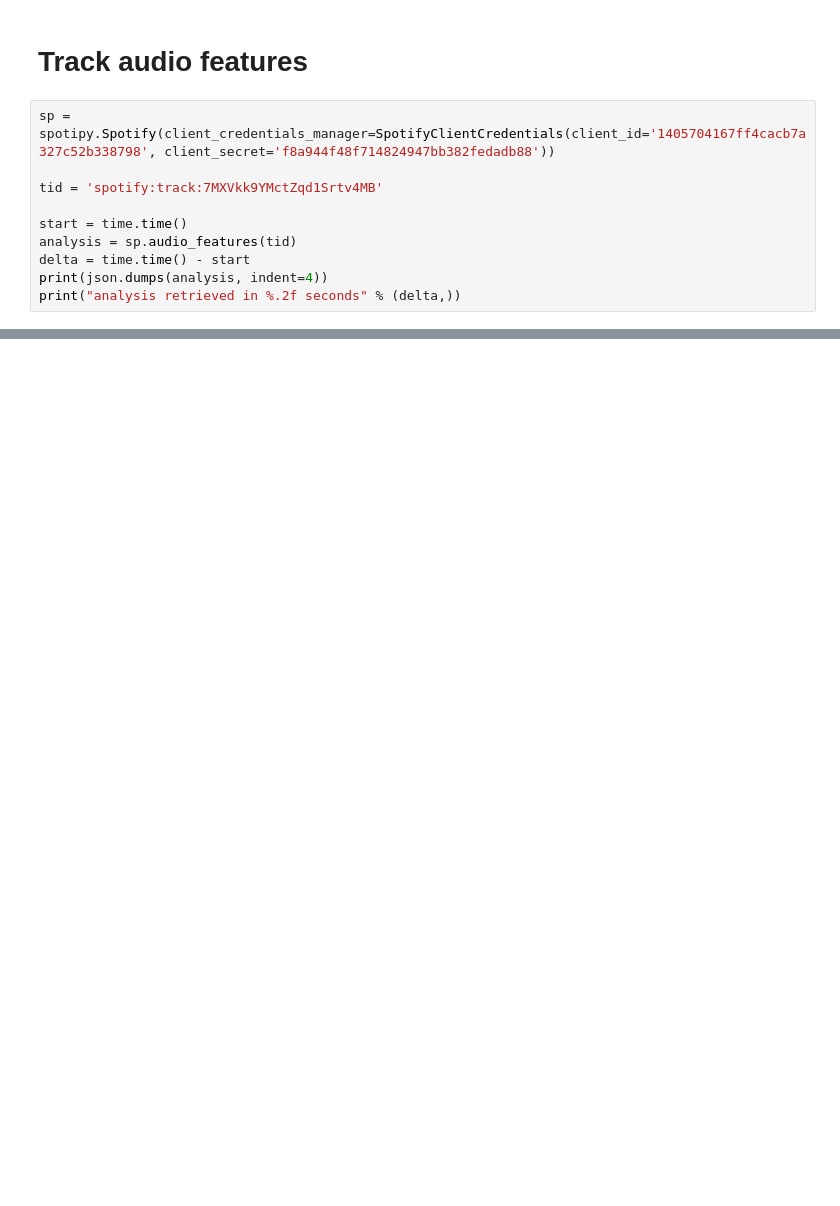
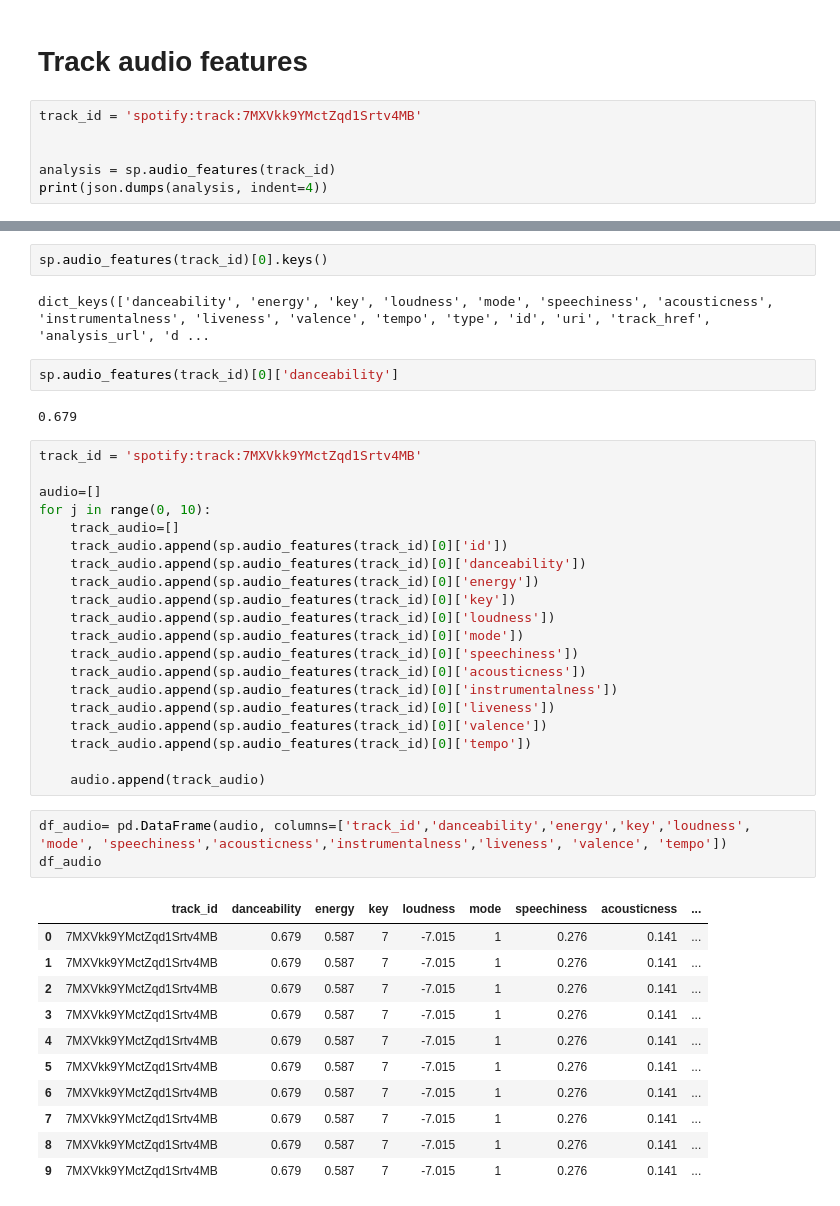
Before and after one commit to dmassonfr/Spotify_hit_predictor, a Jupyter notebook: notebooks/spotify-eda.ipynb, the cells around one changed output, grey strips where cells are left out. Drawn from its saved outputs; the diff is of its cells as text; blank space fills up the shorter version.

Commit message:
spotify-eda

```diff
--- a/notebooks/spotify-eda.ipynb
+++ b/notebooks/spotify-eda.ipynb
@@ -87,15 +198,11 @@ pprint(track)
 # %% [markdown]
 # Track audio features
 # %%
-sp = spotipy.Spotify(client_credentials_manager=SpotifyClientCredentials(client_id='1405704167ff4cacb7a327c52b338798', client_secret='f8a944f48f714824947bb382fedadb88'))
+track_id = 'spotify:track:7MXVkk9YMctZqd1Srtv4MB'
 
-tid = 'spotify:track:7MXVkk9YMctZqd1Srtv4MB'
 
-start = time.time()
-analysis = sp.audio_features(tid)
-delta = time.time() - start
+analysis = sp.audio_features(track_id)
 print(json.dumps(analysis, indent=4))
-print("analysis retrieved in %.2f seconds" % (delta,))
 # %% [output]
 [
     {
@@ -116,0 +224,43 @@ analysis retrieved in 0.18 seconds
+# %%
+sp.audio_features(track_id)[0].keys()
+# %% [output]
+dict_keys(['danceability', 'energy', 'key', 'loudness', 'mode', 'speechiness', 'acousticness', 'instrumentalness', 'liveness', 'valence', 'tempo', 'type', 'id', 'uri', 'track_href', 'analysis_url', 'd ...
+# %%
+sp.audio_features(track_id)[0]['danceability']
+# %% [output]
+0.679
+# %%
+track_id = 'spotify:track:7MXVkk9YMctZqd1Srtv4MB'
+
+audio=[]
+for j in range(0, 10):
+    track_audio=[]
+    track_audio.append(sp.audio_features(track_id)[0]['id'])
+    track_audio.append(sp.audio_features(track_id)[0]['danceability'])
+    track_audio.append(sp.audio_features(track_id)[0]['energy'])
+    track_audio.append(sp.audio_features(track_id)[0]['key'])
+    track_audio.append(sp.audio_features(track_id)[0]['loudness'])
+    track_audio.append(sp.audio_features(track_id)[0]['mode'])
+    track_audio.append(sp.audio_features(track_id)[0]['speechiness'])
+    track_audio.append(sp.audio_features(track_id)[0]['acousticness'])
+    track_audio.append(sp.audio_features(track_id)[0]['instrumentalness'])
+    track_audio.append(sp.audio_features(track_id)[0]['liveness'])
+    track_audio.append(sp.audio_features(track_id)[0]['valence'])
+    track_audio.append(sp.audio_features(track_id)[0]['tempo'])
+
+    audio.append(track_audio)
+# %%
+df_audio= pd.DataFrame(audio, columns=['track_id','danceability','energy','key','loudness', 'mode', 'speechiness','acousticness','instrumentalness','liveness', 'valence', 'tempo'])
+df_audio
+# %% [output]
+|  | track_id | danceability | energy | key | loudness | mode | speechiness | acousticness | ... |
+| 0 | 7MXVkk9YMctZqd1Srtv4MB | 0.679 | 0.587 | 7 | -7.015 | 1 | 0.276 | 0.141 | ... |
+| 1 | 7MXVkk9YMctZqd1Srtv4MB | 0.679 | 0.587 | 7 | -7.015 | 1 | 0.276 | 0.141 | ... |
+| 2 | 7MXVkk9YMctZqd1Srtv4MB | 0.679 | 0.587 | 7 | -7.015 | 1 | 0.276 | 0.141 | ... |
+| 3 | 7MXVkk9YMctZqd1Srtv4MB | 0.679 | 0.587 | 7 | -7.015 | 1 | 0.276 | 0.141 | ... |
+| 4 | 7MXVkk9YMctZqd1Srtv4MB | 0.679 | 0.587 | 7 | -7.015 | 1 | 0.276 | 0.141 | ... |
+| 5 | 7MXVkk9YMctZqd1Srtv4MB | 0.679 | 0.587 | 7 | -7.015 | 1 | 0.276 | 0.141 | ... |
+| 6 | 7MXVkk9YMctZqd1Srtv4MB | 0.679 | 0.587 | 7 | -7.015 | 1 | 0.276 | 0.141 | ... |
+| 7 | 7MXVkk9YMctZqd1Srtv4MB | 0.679 | 0.587 | 7 | -7.015 | 1 | 0.276 | 0.141 | ... |
+| 8 | 7MXVkk9YMctZqd1Srtv4MB | 0.679 | 0.587 | 7 | -7.015 | 1 | 0.276 | 0.141 | ... |
+| 9 | 7MXVkk9YMctZqd1Srtv4MB | 0.679 | 0.587 | 7 | -7.015 | 1 | 0.276 | 0.141 | ... |
```
Also changed, not shown: parts of 38 cells of this notebook.
